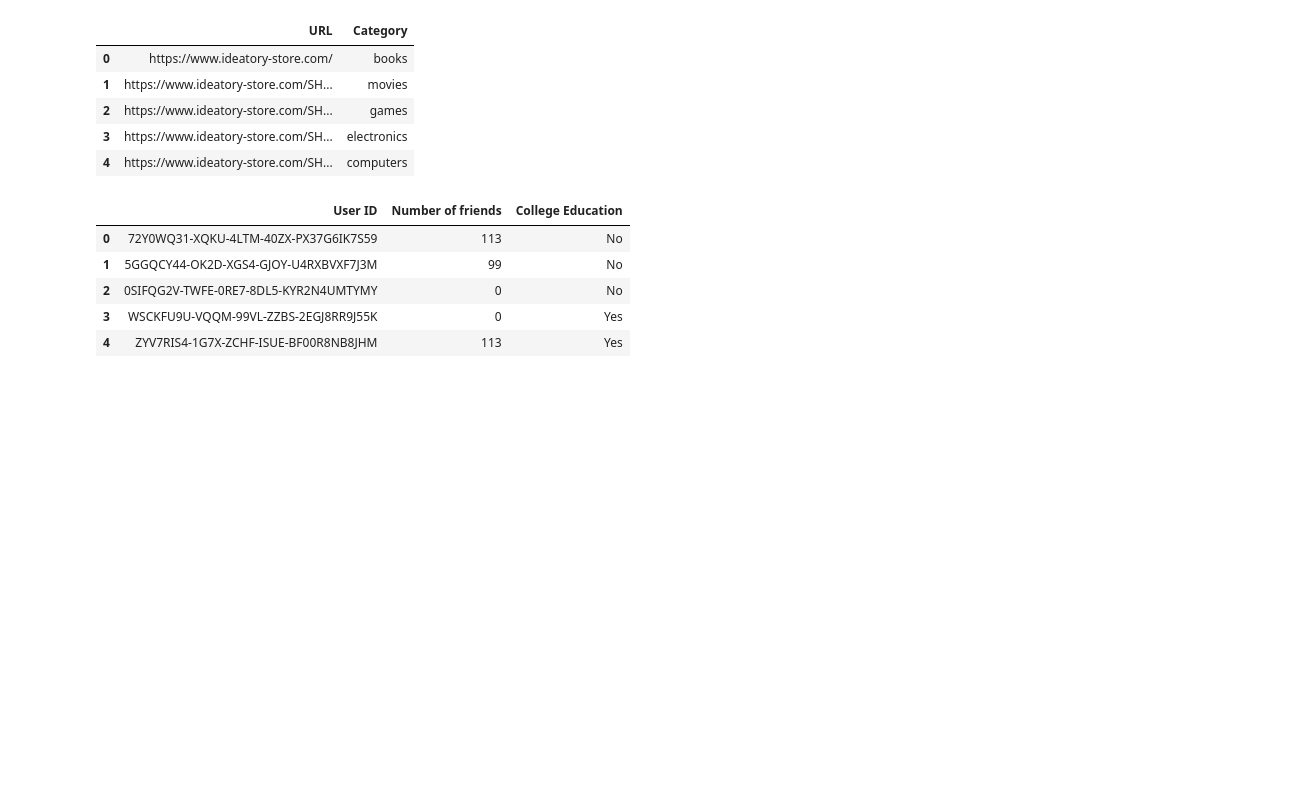
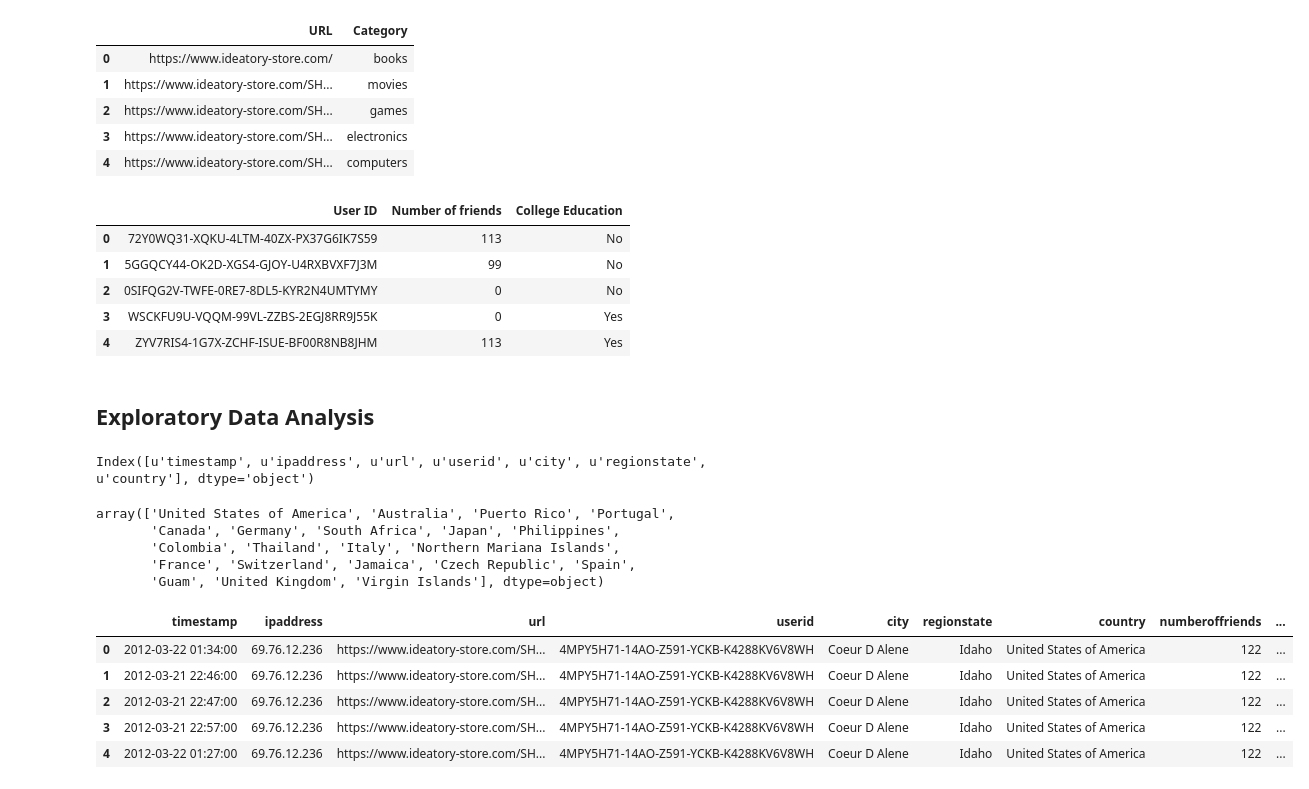
Before and after one commit to numb3r33/ideatory, a Jupyter notebook: ideatory.ipynb, the cells around one changed output. Cells and saved outputs as stored; diff of their text form; code cells hidden in the pictures; blank space fills up the shorter version.

```diff
--- a/ideatory.ipynb
+++ b/ideatory.ipynb
@@ -72,3 +73,32 @@ def preprocess_column_names(col_name):
 click_stream_data.columns = click_stream_data.columns.map(preprocess_column_names)
 user_data.columns = user_data.columns.map(preprocess_column_names)
 product_data.columns = product_data.columns.map(preprocess_column_names)
+# %% [markdown]
+## Exploratory Data Analysis
+# %%
+click_stream_data.columns
+# %% [output]
+Index([u'timestamp', u'ipaddress', u'url', u'userid', u'city', u'regionstate', u'country'], dtype='object')
+# %%
+# Unique countries in the dataset
+click_stream_data.country.unique()
+# %% [output]
+array(['United States of America', 'Australia', 'Puerto Rico', 'Portugal',
+       'Canada', 'Germany', 'South Africa', 'Japan', 'Philippines',
+       'Colombia', 'Thailand', 'Italy', 'Northern Mariana Islands',
+       'France', 'Switzerland', 'Jamaica', 'Czech Republic', 'Spain',
+       'Guam', 'United Kingdom', 'Virgin Islands'], dtype=object)
+# %%
+# merge user and items data
+user_merged = pd.merge(click_stream_data, user_data, on='userid')
+# %%
+merged_data = pd.merge(user_merged, product_data, on='url')
+# %%
+merged_data.head()
+# %% [output]
+|  | timestamp | ipaddress | url | userid | city | regionstate | country | numberoffriends | ... |
+| 0 | 2012-03-22 01:34:00 | 69.76.12.236 | https://www.ideatory-store.com/SH... | 4MPY5H71-14AO-Z591-YCKB-K4288KV6V8WH | Coeur D Alene | Idaho | United States of America | 122 | ... |
+| 1 | 2012-03-21 22:46:00 | 69.76.12.236 | https://www.ideatory-store.com/SH... | 4MPY5H71-14AO-Z591-YCKB-K4288KV6V8WH | Coeur D Alene | Idaho | United States of America | 122 | ... |
+| 2 | 2012-03-21 22:47:00 | 69.76.12.236 | https://www.ideatory-store.com/SH... | 4MPY5H71-14AO-Z591-YCKB-K4288KV6V8WH | Coeur D Alene | Idaho | United States of America | 122 | ... |
+| 3 | 2012-03-21 22:57:00 | 69.76.12.236 | https://www.ideatory-store.com/SH... | 4MPY5H71-14AO-Z591-YCKB-K4288KV6V8WH | Coeur D Alene | Idaho | United States of America | 122 | ... |
+| 4 | 2012-03-22 01:27:00 | 69.76.12.236 | https://www.ideatory-store.com/SH... | 4MPY5H71-14AO-Z591-YCKB-K4288KV6V8WH | Coeur D Alene | Idaho | United States of America | 122 | ... |
```
Also changed, not shown: parts of 3 cells of this notebook.
